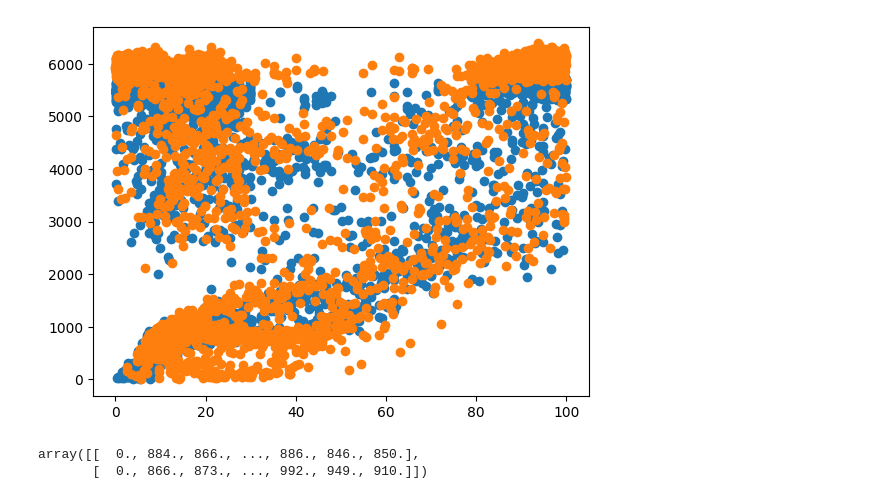
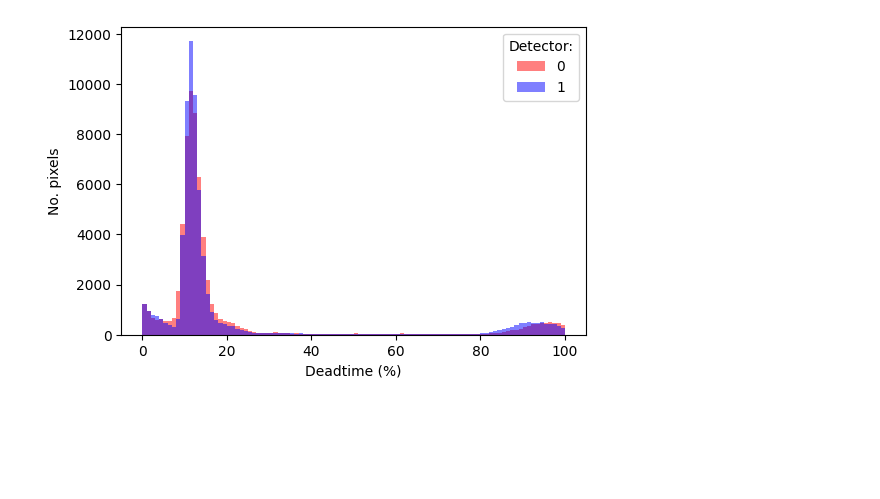
Before and after one commit to lachlanc61/ColourspecXFM, a Jupyter notebook: notebooks/deadtimes.ipynb, the cells around one changed output. Drawn from its saved outputs; the diff is of its cells as text; code cells hidden in the pictures; blank space fills up the shorter version.

Commit message:
plots for deadtime vs N, deadtime vs counts, difference per detector

```diff
--- a/notebooks/deadtimes.ipynb
+++ b/notebooks/deadtimes.ipynb
@@ -1,11 +1,15 @@
 # %%
 import numpy as np
 import codecs
+import matplotlib.pyplot as plt
 
-with codecs.open('/mnt/d/DATA/XFMDATA/2023/Lachlan/REFERENCE/IXRF_block_230120/PXVALS/dt.txt') as fdt:
+XDIM=256
+YDIM=249
+
+with codecs.open('/mnt/d/DATA/XFMDATA/2023/Lachlan/REFERENCE/IXRF_block_230120/repeat2/PXVALS/dt.txt') as fdt:
     dt = np.genfromtxt(fdt, delimiter=',')
 
-with codecs.open('/mnt/d/DATA/XFMDATA/2023/Lachlan/REFERENCE/IXRF_block_230120/PXVALS/sum.txt') as fsum:
+with codecs.open('/mnt/d/DATA/XFMDATA/2023/Lachlan/REFERENCE/IXRF_block_230120/repeat2/PXVALS/sum.txt') as fsum:
     sum = np.genfromtxt(fsum, delimiter=',')
 # %%
 print(dt.shape)
@@ -32,10 +20,16 @@ plt.imshow(dtimage)
-# %%
-plt.scatter(dt[0],sum[0])
-plt.show()
-# %% [output]
-[figure, removed]
-# %%
-sum
-# %% [output]
-array([[  0., 884., 866., ..., 886., 846., 850.],
-       [  0., 866., 873., ..., 992., 949., 910.]])
+# %%
+fig = plt.figure(figsize=(6,4))
+
+ax = fig.add_subplot(111)
+
+ax.set_xlabel("Deadtime (%)")
+ax.set_ylabel("No. pixels")
+
+ax.hist(dt[0], 100, fc=(1,0,0,0.5), label="0")
+ax.hist(dt[1], 100, fc=(0,0,1,0.5), label="1")
+
+ax.legend(loc=1, title="Detector:")
+
+plt.show()
+# %% [output]
+[figure, added]
```
Also changed, not shown: parts of 6 cells of this notebook.
